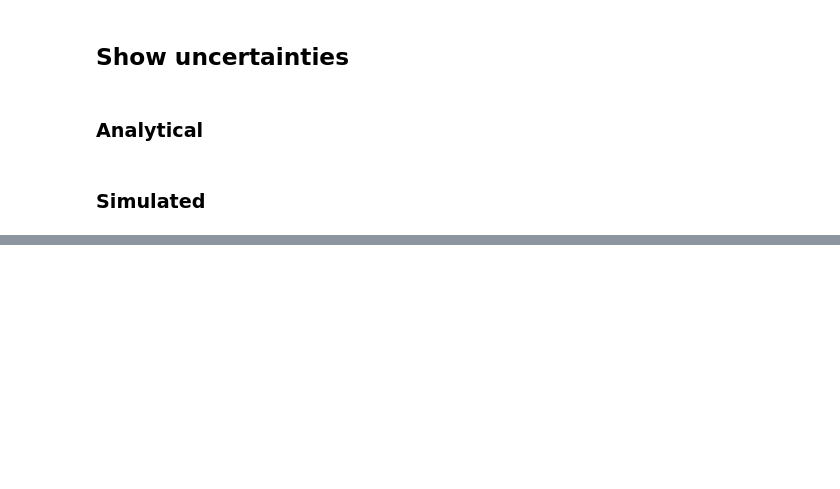
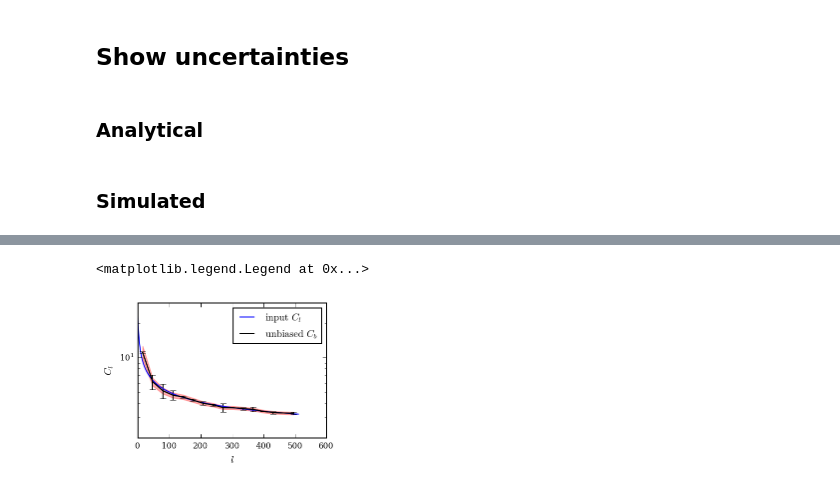
Before and after one commit to DanielLenz/powerspectrum_master, a Jupyter notebook: notebooks/illustrate_steps.ipynb, the cells around one changed output, grey strips where cells are left out. Drawn from its saved outputs; the diff is of its cells as text; code cells hidden in the pictures; blank space fills up the shorter version.

```diff
--- a/notebooks/illustrate_steps.ipynb
+++ b/notebooks/illustrate_steps.ipynb
@@ -167,12 +174,12 @@ sigma_C_b = np.sqrt(2./(2*pse.bin_centres+1.)/pse.binfactor * pse.cl_deconv_b**2
 # %% [markdown]
 ### Simulated
 # %%
-N_SIM = 25
+N_SIM = 100
 C_bs = []
 for n in range(N_SIM):
     if not n % 10:
         print '{a} of {b} done...'.format(a=n, b=N_SIM)
-    m = hp.synfast(cl_in, NSIDE, verbose=False)
+    m = hp.synfast(cl_in, NSIDE, verbose=False, lmax=LMAX)
     m = hp.smoothing(m, fwhm=np.deg2rad(BEAMSIZE), iter=1, verbose=False)
     pse_mc = PSE(m, mask=mask, lmax=LMAX, beam=BEAMSIZE)
     pse_mc.set_binfactor(BINFACTOR)
@@ -183,27 +201,37 @@ C_bs_av = np.mean(C_bs, axis=0)
 C_bd = np.dot((C_b - C_bs_av)[:, None], (C_b - C_bs_av)[:,None].T)
 sigma_C_b_mc = np.sqrt(np.diag(C_bd))
 # %%
-fig = pl.figure(figsize=(7., 2.5))
+fig = pl.figure(figsize=(3.5, 2.5))
 ax = fig.add_axes((0.2, 0.2, 0.75, 0.75))
+
+N_SIGMA = 3.
+ax.plot(pse.ls, cl_in, c='b', label=r'$\mathrm{input}\ C_l$')
 # reconstruction
-ax.errorbar(pse.bin_centres, C_b, yerr=sigma_C_b_mc, label='deconv', c='k')
-ax.plot(pse.bin_centres, C_b, label='deconv', c='k')
+ax.errorbar(pse.bin_centres, C_b, yerr=N_SIGMA * sigma_C_b_mc, c='k')
+ax.plot(pse.bin_centres, C_b, label=r'$\mathrm{unbiased}\ C_b$', c='k')
 # analytical uncertainties
-ax.fill_between(pse.bin_centres, C_b-sigma_C_b, C_b+sigma_C_b, color='r', alpha=0.3)
+ax.fill_between(pse.bin_centres, C_b-N_SIGMA*sigma_C_b, C_b+N_SIGMA*sigma_C_b, color='r', alpha=0.3)
 # simulated uncertainties
 # pl.fill_between(pse.bin_centres, C_b-sigma_C_b_mc, C_b+sigma_C_b_mc, color='b', alpha=0.3, label='This work')
 
 ax.set_yscale('log')
 
 # limits
-# pl.xlim([101., 1024])
-# pl.ylim([3.e3, 2.e5])
-ax.set_ylim([1.e1, 3.e1])
+# ax.set_xlim([101., LMAX*1.1])
+ax.set_ylim([2.e0, 3.e1])
 
 # labels
 ax.set_xlabel(r'$l$')
 ax.set_ylabel(r'$C_l$')
 pl.legend(loc='best')
 
+# ticks
+# ax.set_yticks(np.logspace(np.log10(ax.get_ylim()[0]), np.log10(ax.get_ylim()[1]), 5))
+# ax.set_yticklabels([2.e0, 1.e1])
+
+
 # save
-pl.savefig('../images/c_l_sim_full.pdf', dpi=300, transparent=True)
+# pl.savefig('../images/c_l_sim_full.pdf', dpi=300, transparent=True)
+# %% [output]
+<matplotlib.legend.Legend at 0x...>
+[figure, added]
```
Also changed, not shown: parts of 11 cells of this notebook, 8 other files.
